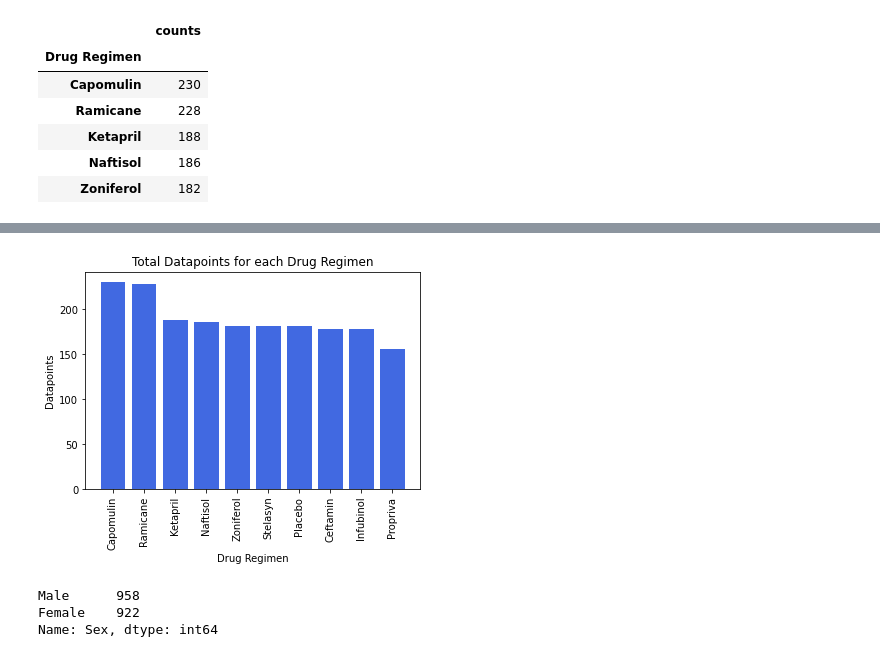
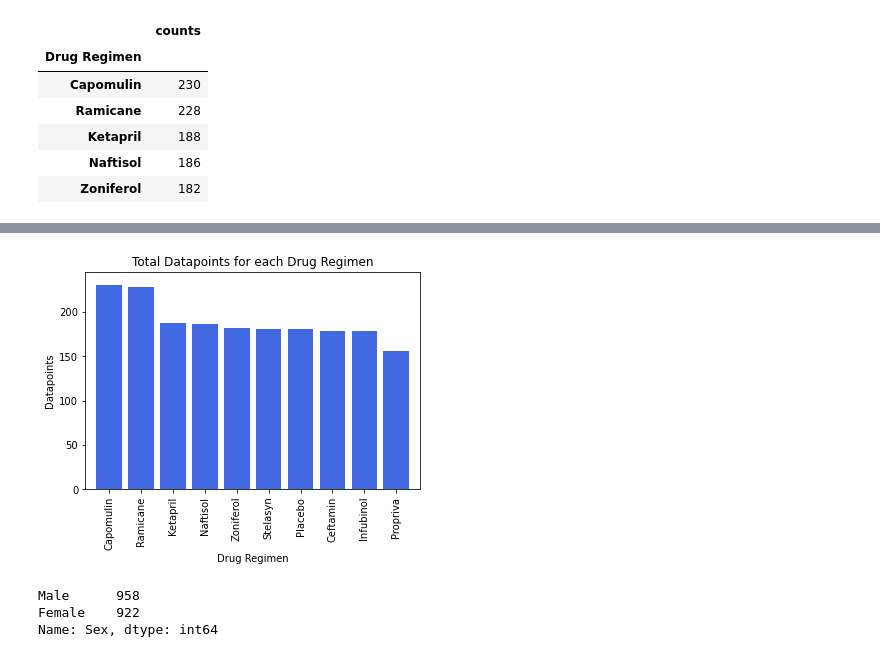
Before and after one commit to chanrce/Matplotlib-challenge, a Jupyter notebook: Instructions/Pymaceuticals/pymaceuticals_starter.ipynb, the cells around one changed output, grey strips where cells are left out. Saved outputs shown, nothing was run; the diff lists cells and outputs as text; code cells hidden in the pictures.

```diff
--- a/Instructions/Pymaceuticals/pymaceuticals_starter.ipynb
+++ b/Instructions/Pymaceuticals/pymaceuticals_starter.ipynb
@@ -142,12 +145,14 @@ tick_locations = [value for value in x_axis]
 # %%
 plt.bar(x_axis,Datapoints, color = "royalblue")
 plt.title("Total Datapoints for each Drug Regimen")
 plt.ylabel("Datapoints")
 plt.xlabel("Drug Regimen")
 plt.xticks(tick_locations, Drugs, rotation = "vertical")
+plt.xlim(-0.75, len(x_axis)-0.25)
+plt.ylim(0, 245)
 plt.show()
 # %% [output]
-[figure, old version]
+[figure, new version]
 # %%
 # Generate a pie plot showing the distribution of female versus male mice using pandas
 
```
Also changed, not shown: parts of 1 cell of this notebook.
